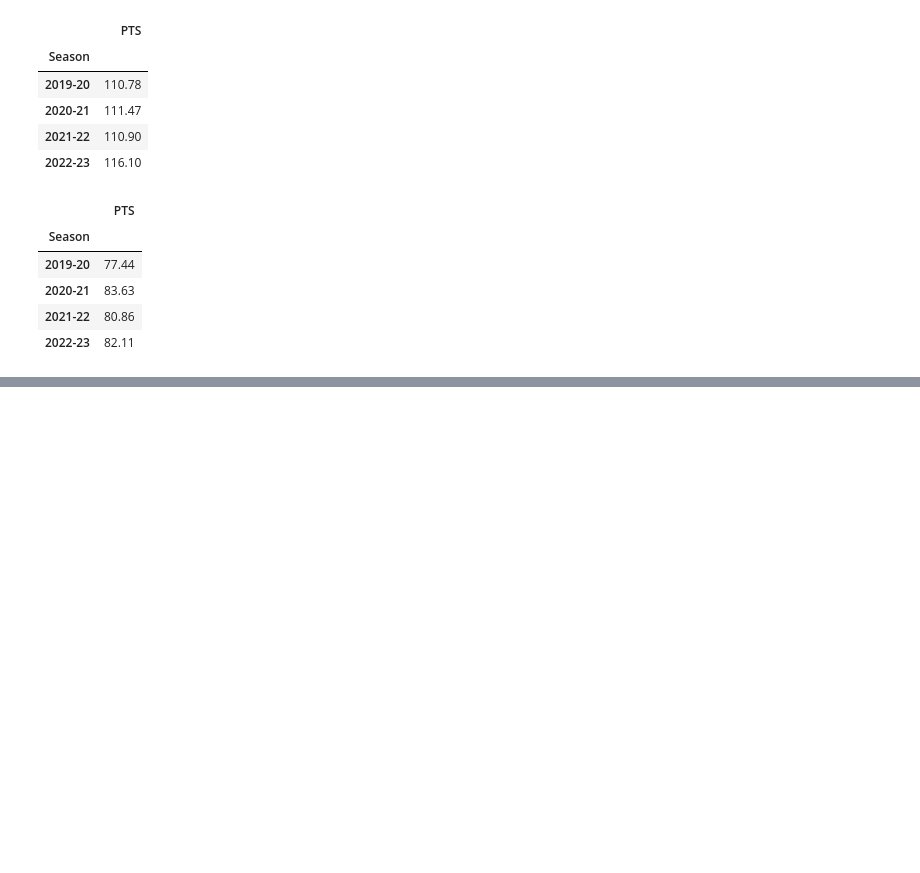
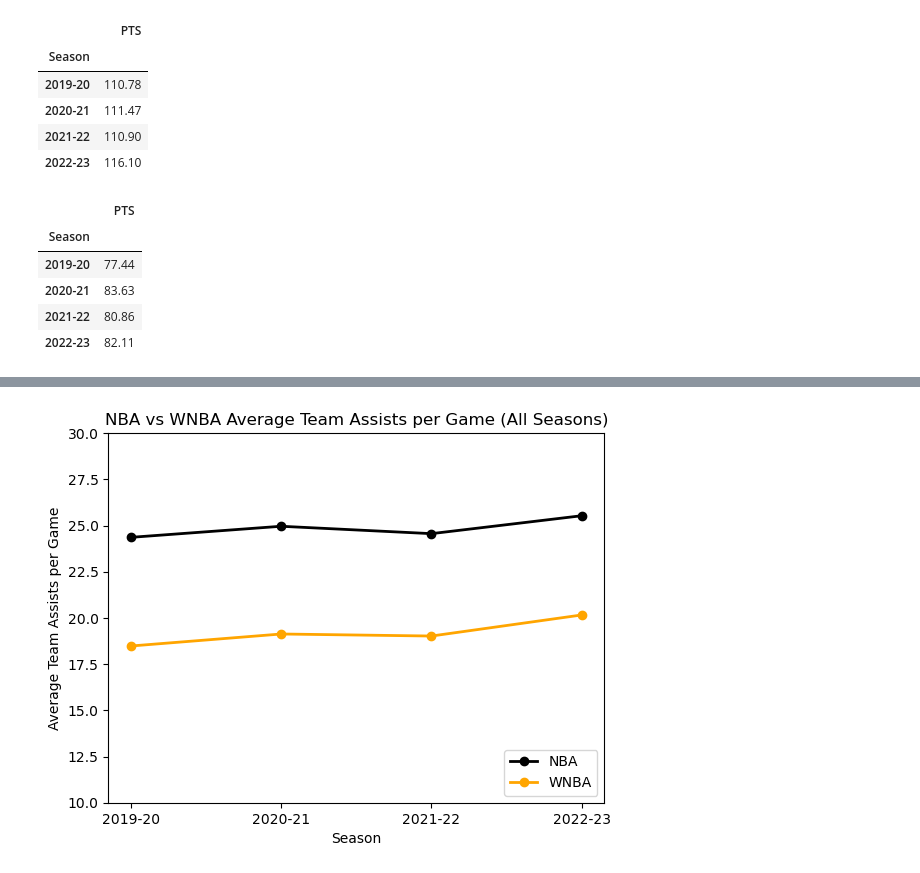
Before and after one commit to Hensonkk/NBA-VS-WNBA, a Jupyter notebook: NBA v WNBA data comparison.ipynb, the cells around one changed output, grey strips where cells are left out. Drawn from its saved outputs; the diff is of its cells as text; code cells hidden in the pictures; blank space fills up the shorter version.

```diff
--- a/NBA v WNBA data comparison.ipynb
+++ b/NBA v WNBA data comparison.ipynb
@@ -325,0 +343,12 @@ plt.show()
+# %%
+plt.plot(nba_all["Season"], nba_all["AST"], marker = "o", label = "NBA", color = "black", linewidth = 2)
+plt.plot(nba_all["Season"], wnba_all["AST"], marker = "o", label = "WNBA", color = "orange", linewidth = 2)
+plt.xlabel("Season")
+plt.ylabel("Average Team Assists per Game")
+plt.title("NBA vs WNBA Average Team Assists per Game (All Seasons)")
+plt.legend(loc = "lower right")
+plt.ylim(10,30)
+plt.savefig("graph_outputs/Team_AST.png")
+plt.show()
+# %% [output]
+[figure, added]
```
Also changed, not shown: parts of 8 cells of this notebook, 3 other files.
